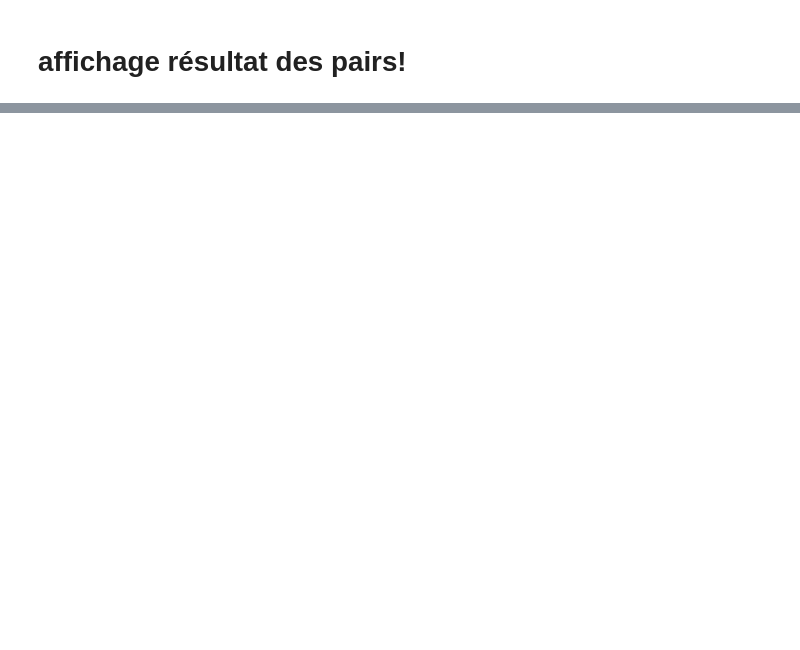
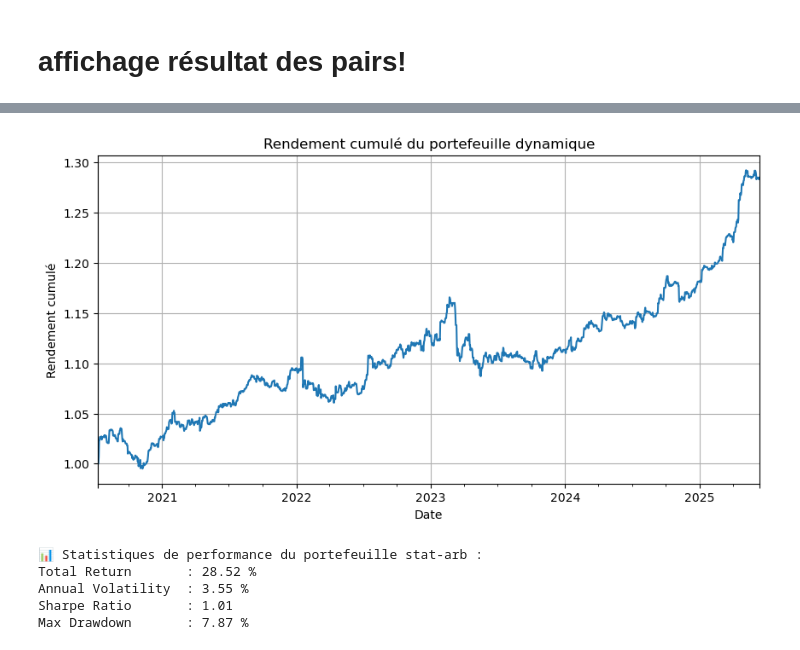
Before and after one commit to aubejay22/stat_arb, a Jupyter notebook: main.ipynb, the cells around one changed output, grey strips where cells are left out. Drawn from its saved outputs; the diff is of its cells as text; code cells hidden in the pictures; blank space fills up the shorter version.

Commit message:
optimisation de portefeuille fonctionne!

```diff
--- a/main.ipynb
+++ b/main.ipynb
@@ -380,0 +427,13 @@ Max Drawdown       : 6.44 %
+# %%
+# Charger tes résultats de paires
+df_equity = pd.read_pickle("resultat.pkl")
+
+# Créer et lancer le backtest window=30, top_n=3, sharpe_min=0, rebalance_freq=1
+portfolio = DynamicPairPortfolio(df_equity, window=30, top_n=5, sharpe_min=0, rebalance_freq=1, MeanVarianceOpt=False)
+# %% [output]
+[figure, added]
+📊 Statistiques de performance du portefeuille stat-arb :
+Total Return       : 28.52 %
+Annual Volatility  : 3.55 %
+Sharpe Ratio       : 1.01
+Max Drawdown       : 7.87 %
```
Also changed, not shown: parts of 8 cells of this notebook, 7 other files.
